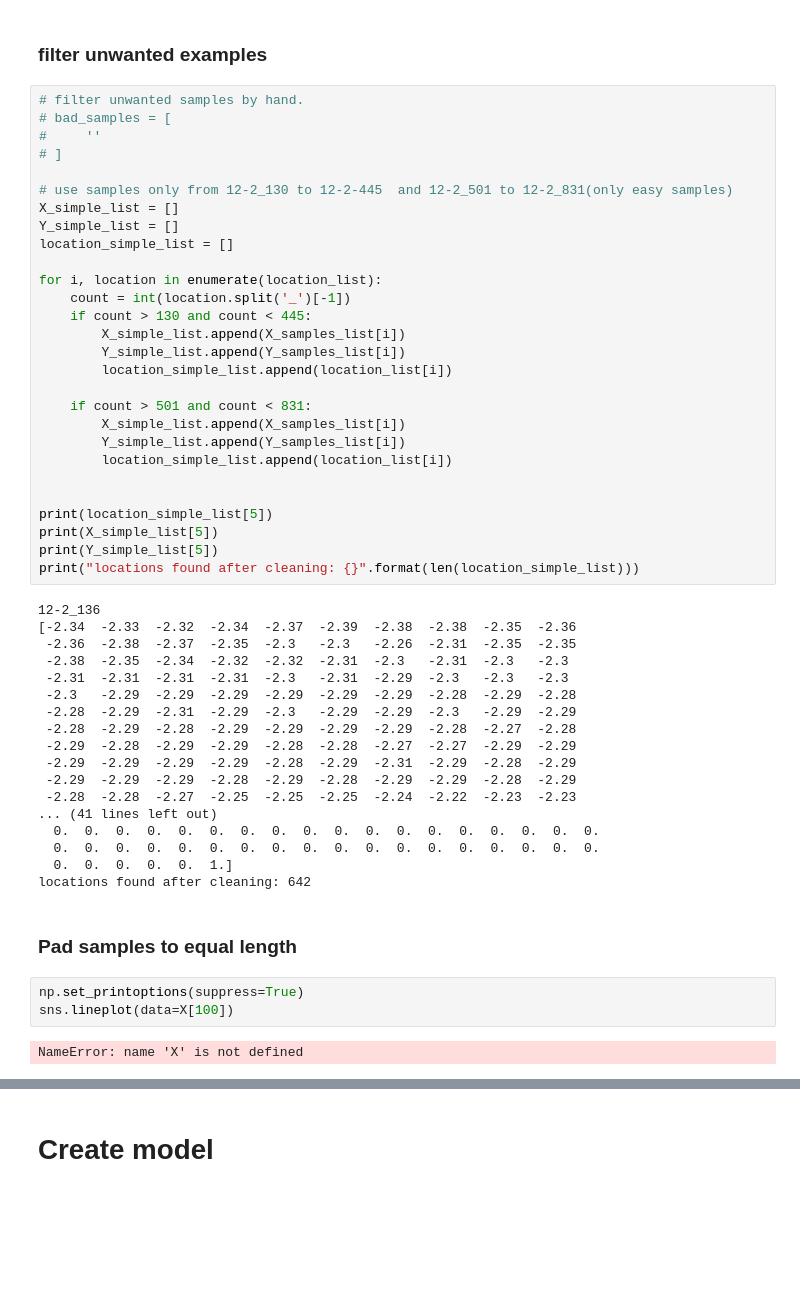
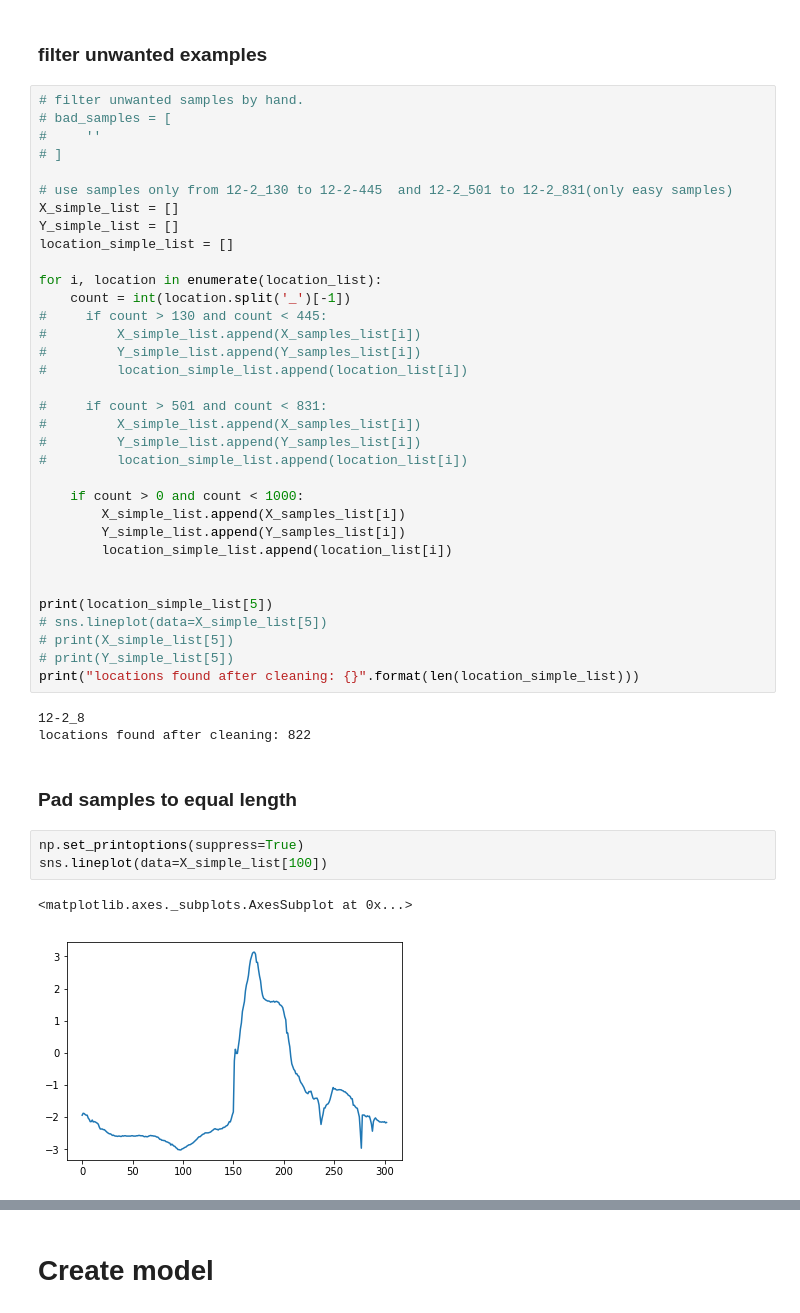
Before and after one commit to HHNK/HHNK-dijkprofiel, a Jupyter notebook: dijk_analysis.ipynb, the cells around one changed output, grey strips where cells are left out. Cells and saved outputs as stored; diff of their text form; blank space fills up the shorter version.

```diff
--- a/dijk_analysis.ipynb
+++ b/dijk_analysis.ipynb
@@ -144,46 +178,38 @@ location_simple_list = []
 
 for i, location in enumerate(location_list):
     count = int(location.split('_')[-1])
-    if count > 130 and count < 445:
-        X_simple_list.append(X_samples_list[i])
-        Y_simple_list.append(Y_samples_list[i])
-        location_simple_list.append(location_list[i])
+#     if count > 130 and count < 445:
+#         X_simple_list.append(X_samples_list[i])
+#         Y_simple_list.append(Y_samples_list[i])
+#         location_simple_list.append(location_list[i])
 
-    if count > 501 and count < 831:
+#     if count > 501 and count < 831:
+#         X_simple_list.append(X_samples_list[i])
+#         Y_simple_list.append(Y_samples_list[i])
+#         location_simple_list.append(location_list[i])
+
+    if count > 0 and count < 1000:
         X_simple_list.append(X_samples_list[i])
         Y_simple_list.append(Y_samples_list[i])
         location_simple_list.append(location_list[i])
 
 
 print(location_simple_list[5])
-print(X_simple_list[5])
-print(Y_simple_list[5])
+# sns.lineplot(data=X_simple_list[5])
+# print(X_simple_list[5])
+# print(Y_simple_list[5])
 print("locations found after cleaning: {}".format(len(location_simple_list)))
 # %% [output]
-12-2_136
-[-2.34  -2.33  -2.32  -2.34  -2.37  -2.39  -2.38  -2.38  -2.35  -2.36
- -2.36  -2.38  -2.37  -2.35  -2.3   -2.3   -2.26  -2.31  -2.35  -2.35
- -2.38  -2.35  -2.34  -2.32  -2.32  -2.31  -2.3   -2.31  -2.3   -2.3
- -2.31  -2.31  -2.31  -2.31  -2.3   -2.31  -2.29  -2.3   -2.3   -2.3
- -2.3   -2.29  -2.29  -2.29  -2.29  -2.29  -2.29  -2.28  -2.29  -2.28
- -2.28  -2.29  -2.31  -2.29  -2.3   -2.29  -2.29  -2.3   -2.29  -2.29
- -2.28  -2.29  -2.28  -2.29  -2.29  -2.29  -2.29  -2.28  -2.27  -2.28
- -2.29  -2.28  -2.29  -2.29  -2.28  -2.28  -2.27  -2.27  -2.29  -2.29
- -2.29  -2.29  -2.29  -2.29  -2.28  -2.29  -2.31  -2.29  -2.28  -2.29
- -2.29  -2.29  -2.29  -2.28  -2.29  -2.28  -2.29  -2.29  -2.28  -2.29
- -2.28  -2.28  -2.27  -2.25  -2.25  -2.25  -2.24  -2.22  -2.23  -2.23
-... (41 lines left out)
-  0.  0.  0.  0.  0.  0.  0.  0.  0.  0.  0.  0.  0.  0.  0.  0.  0.  0.
-  0.  0.  0.  0.  0.  0.  0.  0.  0.  0.  0.  0.  0.  0.  0.  0.  0.  0.
-  0.  0.  0.  0.  0.  1.]
-locations found after cleaning: 642
+12-2_8
+locations found after cleaning: 822
 # %% [markdown]
 ### Pad samples to equal length
 # %%
 np.set_printoptions(suppress=True)
-sns.lineplot(data=X[100])
+sns.lineplot(data=X_simple_list[100])
 # %% [output]
-NameError: name 'X' is not defined
+<matplotlib.axes._subplots.AxesSubplot at 0x...>
+[figure, added]
 # %%
 padded_x = []
 padded_y = []
```
Also changed, not shown: parts of 23 cells of this notebook.
